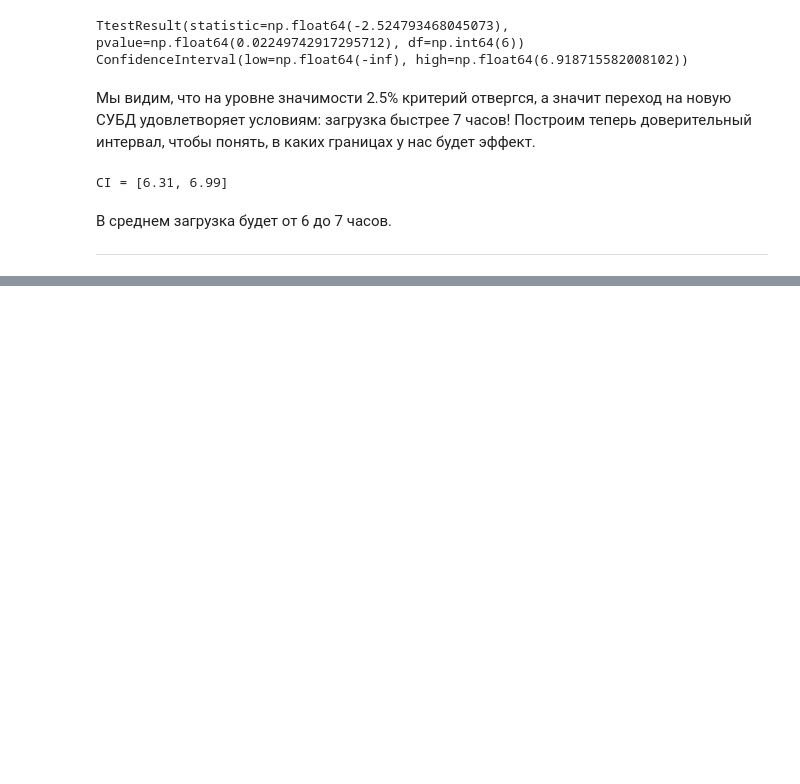
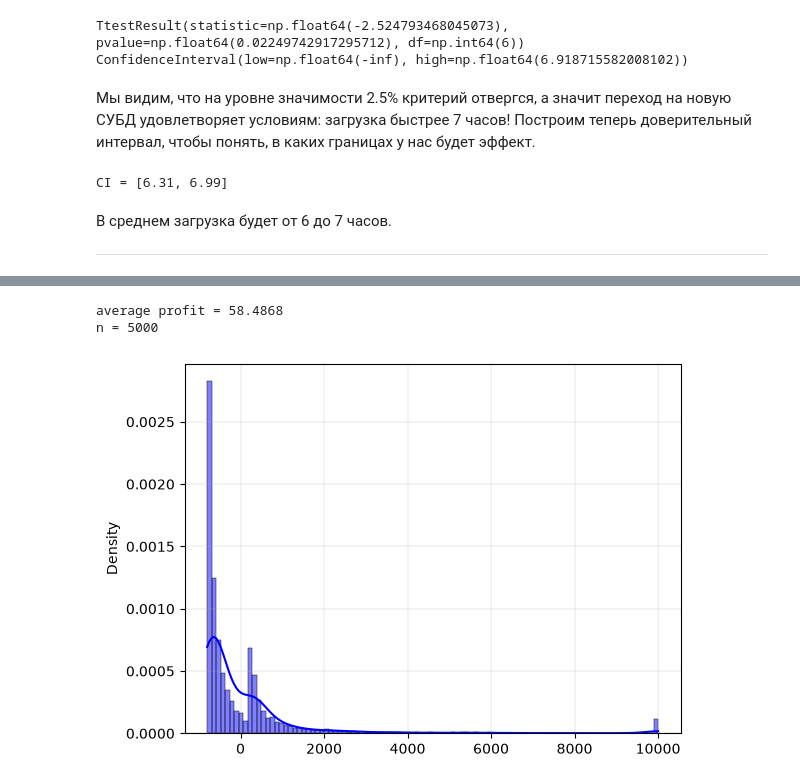
Before and after one commit to NikitaVasilev2003/Applied-statistics, a Jupyter notebook: t_test.ipynb, the cells around one changed output, grey strips where cells are left out. Cells and saved outputs as stored; diff of their text form; code cells hidden in the pictures; blank space fills up the shorter version.

```diff
--- a/t_test.ipynb
+++ b/t_test.ipynb
@@ -456,0 +474,3 @@ CI = [6.31, 6.99]
+# %%
+profits = numpy.loadtxt("profit_from_user.out", delimiter=",")
+print(profits[:100])
@@ -456,0 +487,18 @@ CI = [6.31, 6.99]
+# %%
+print(f"average profit = {profits.mean()}")
+print(f"n = {profits.shape[0]}")
+# %% [output]
+average profit = 58.4868
+n = 5000
+# %%
+histplot(
+    profits,
+    stat="density",
+    bins=100,
+    kde=True,
+    label="Эмпирическое распределение",
+    color="blue",
+)
+pyplot.grid(linewidth=0.2)
+# %% [output]
+[figure, added]
```
Also changed, not shown: parts of 26 cells of this notebook, 1 other file.
